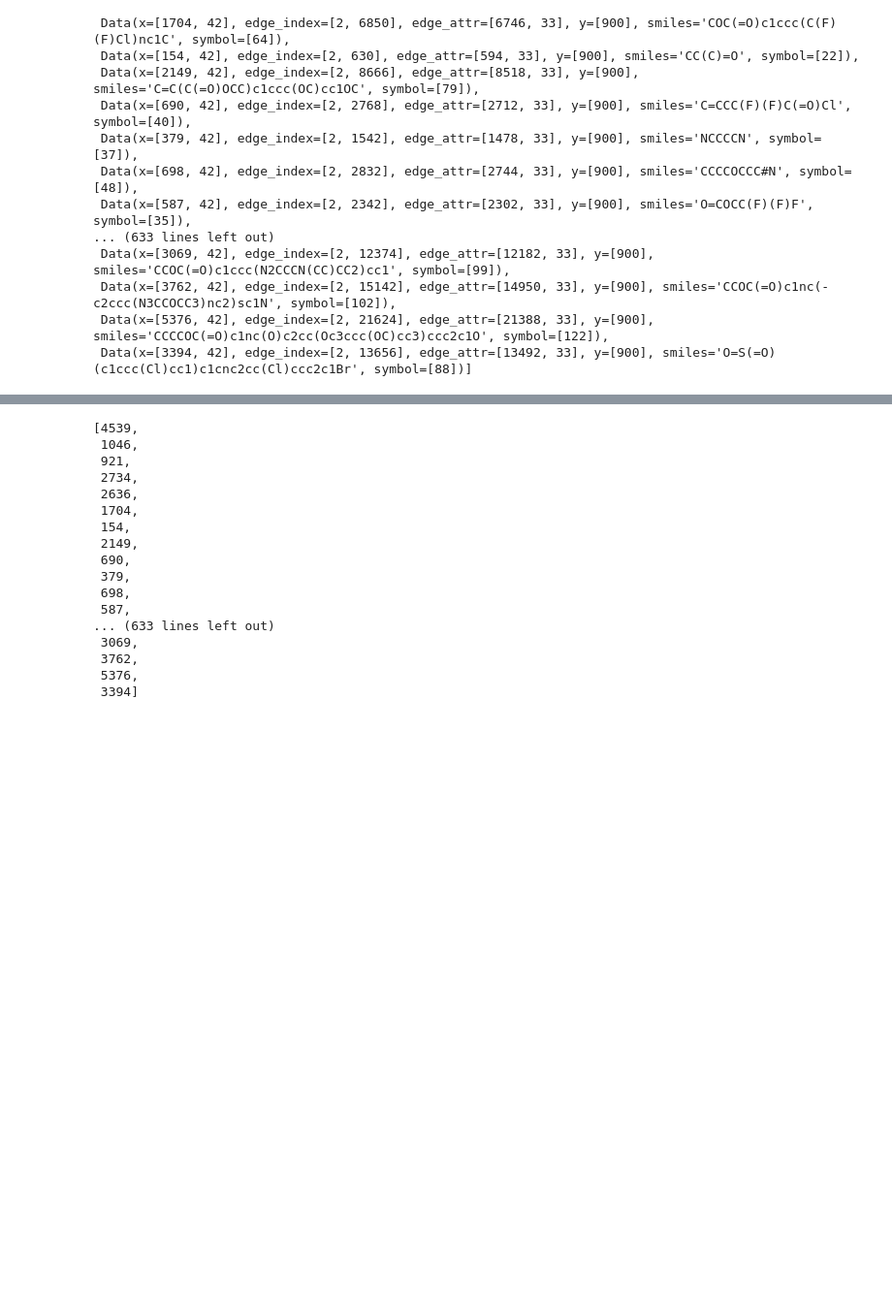
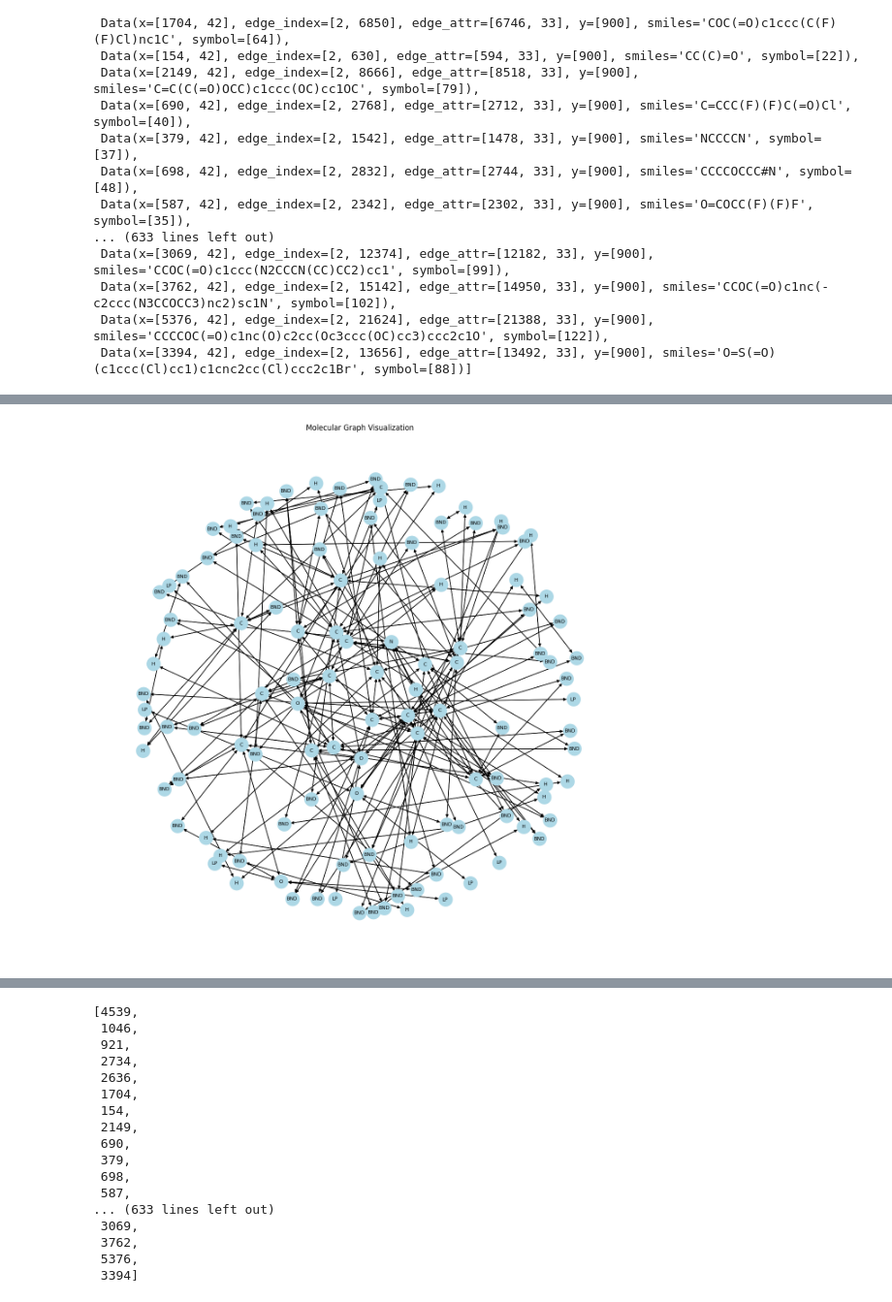
Before and after one commit to gomesgroup/simg_ir, a Jupyter notebook: visualize.ipynb, the cells around one changed output, grey strips where cells are left out. Shown at 97% size. Drawn from its saved outputs; the diff is of its cells as text; code cells hidden in the pictures; blank space fills up the shorter version.

```diff
--- a/visualize.ipynb
+++ b/visualize.ipynb
@@ -24,38 +387,36 @@ graphs
 # %%
 import networkx as nx
 from torch_geometric.utils import to_networkx
 import matplotlib.pyplot as plt
 
 # Get first graph's symbols and node count
 graph = graphs[0]
 symbols = graph.symbol
-num_nodes = graph.x.shape[0]
 
-# Create labels dictionary - first len(symbol) nodes get their symbol, rest get "INT"
-labels = {}
-for i in range(num_nodes):
-    if i < len(symbols):
-        labels[i] = symbols[i]
-    else:
-        labels[i] = "INT"
+# Create subgraph with only molecular nodes
+molecular_nodes = list(range(len(symbols)))
+G = to_networkx(graph)
+G = G.subgraph(molecular_nodes)
 
-# Convert to networkx graph
-G = to_networkx(graph)
+# Create labels dictionary for molecular nodes
+labels = {i: symbols[i] for i in range(len(symbols))}
 
 # Set up plot
 plt.figure(figsize=(12,12))
 
 # Draw graph with labels
-pos = nx.spring_layout(G, k=1, iterations=1)
+pos = nx.spring_layout(G, k=1, iterations=50)
 nx.draw(G, pos,
         node_color='lightblue',
         node_size=500,
         with_labels=True,
         labels=labels,
         font_size=8)
 
-plt.title("Graph Visualization with Node Labels")
+plt.title("Molecular Graph Visualization")
 plt.show()
+# %% [output]
+[figure, added]
 # %%
 import numpy as np
 import networkx as nx
```
Also changed, not shown: parts of 4 cells of this notebook, 6 other files.
